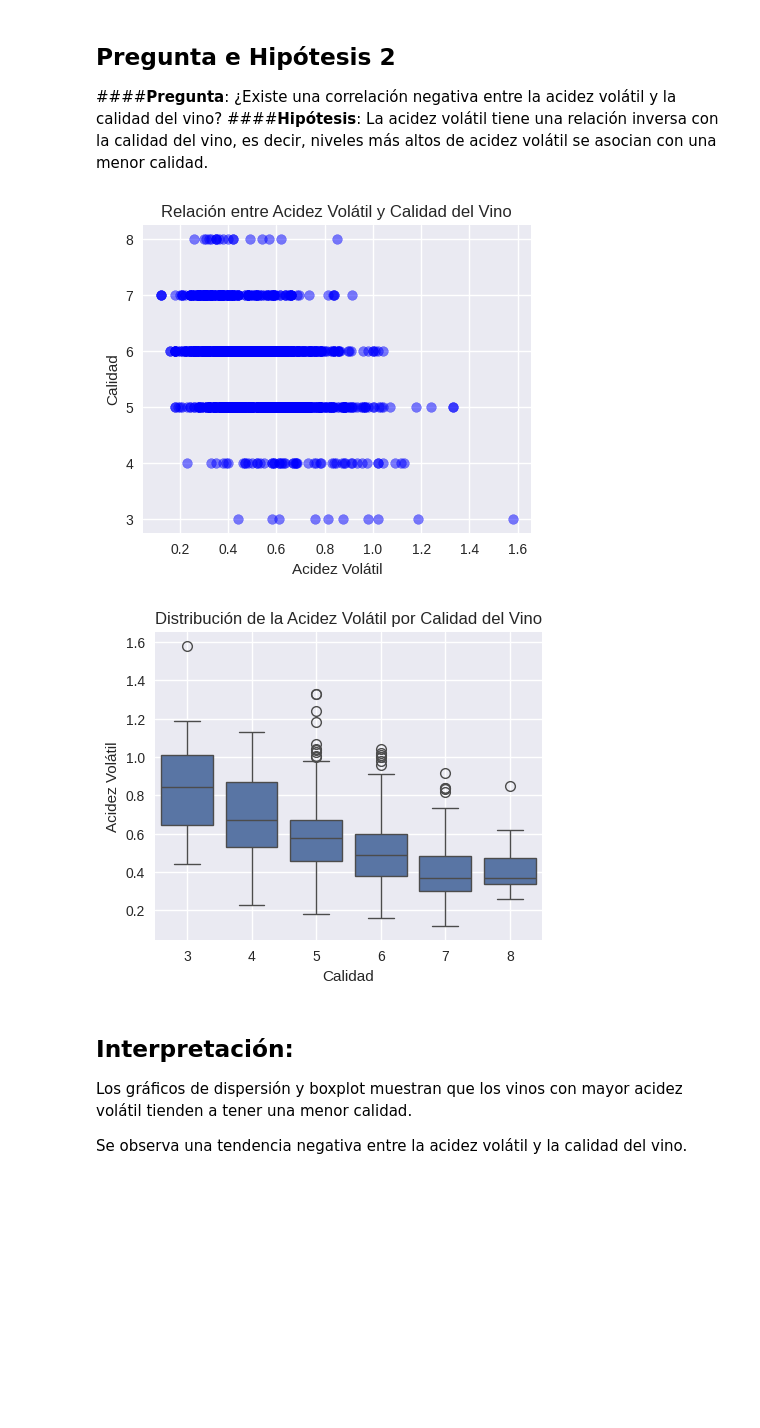
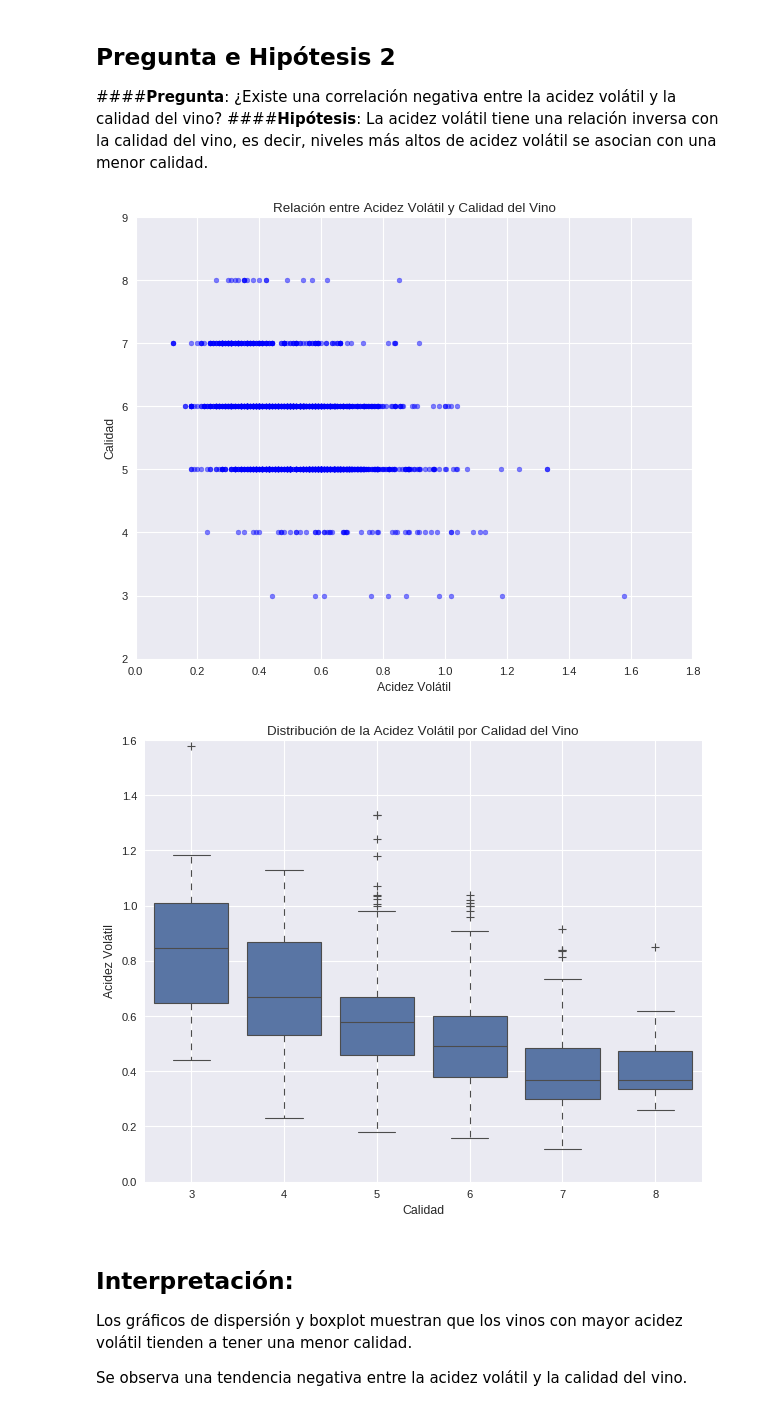
Before and after one commit to tdiego74/Clase_Data_Science_I_PBLC, a Jupyter notebook: PF_Data_SC_I.ipynb, the cells around one changed output. Drawn from its saved outputs; the diff is of its cells as text; code cells hidden in the pictures; blank space fills up the shorter version.

```diff
--- a/PF_Data_SC_I.ipynb
+++ b/PF_Data_SC_I.ipynb
@@ -165,7 +170,7 @@ print(plt.style.available)
 # %% [output]
 ['Solarize_Light2', '_classic_test_patch', '_mpl-gallery', '_mpl-gallery-nogrid', 'bmh', 'classic', 'dark_background', 'fast', 'fivethirtyeight', 'ggplot', 'grayscale', 'seaborn-v0_8', 'seaborn-v0_8-b ...
 # %%
-mpl.style.use('seaborn')
+mpl.style.use('_classic_test_patch')
 # %% [markdown]
 ## **Pregunta e Hipótesis 1**
 ####**Pregunta**: ¿Existe una correlación positiva entre el contenido de alcohol y la calidad del vino?
@@ -232,18 +233,18 @@ La hipótesis de que los vinos con mayor contenido de alcohol tienden a tener un
 ####**Hipótesis**: La acidez volátil tiene una relación inversa con la calidad del vino, es decir, niveles más altos de acidez volátil se asocian con una menor calidad.
 # %%
 # Scatterplot: Relación entre Acidez Volátil y Calidad del Vino (Bivariado)
-fig, ax = plt.subplots(figsize=(5, 4))
+fig, ax = plt.subplots(figsize=(8, 6))
 ax.scatter(df['Acidez Volatil'], df['Calidad'], color='blue', alpha=0.5)
 ax.set_title('Relación entre Acidez Volátil y Calidad del Vino')
 ax.set_xlabel('Acidez Volátil')
 ax.set_ylabel('Calidad')
 plt.grid(True)
 plt.show()
 # %% [output]
-[figure, old version]
+[figure, new version]
 # %%
 # Boxplot: Comparación de la Distribución de la Acidez Volátil entre Diferentes Calidades (Bivariado)
-fig, ax = plt.subplots(figsize=(5, 4))
+fig, ax = plt.subplots(figsize=(8, 6))
 sns.boxplot(x='Calidad', y='Acidez Volatil', data=df, ax=ax)
 ax.set_title('Distribución de la Acidez Volátil por Calidad del Vino')
 ax.set_xlabel('Calidad')
@@ -251,7 +252,7 @@ ax.set_ylabel('Acidez Volátil')
 plt.grid(True)
 plt.show()
 # %% [output]
-[figure, old version]
+[figure, new version]
 # %% [markdown]
 ## **Interpretación:**
 Los gráficos de dispersión y boxplot muestran que los vinos con mayor acidez volátil tienden a tener una menor calidad.
```
Also changed, not shown: parts of 14 cells of this notebook.
